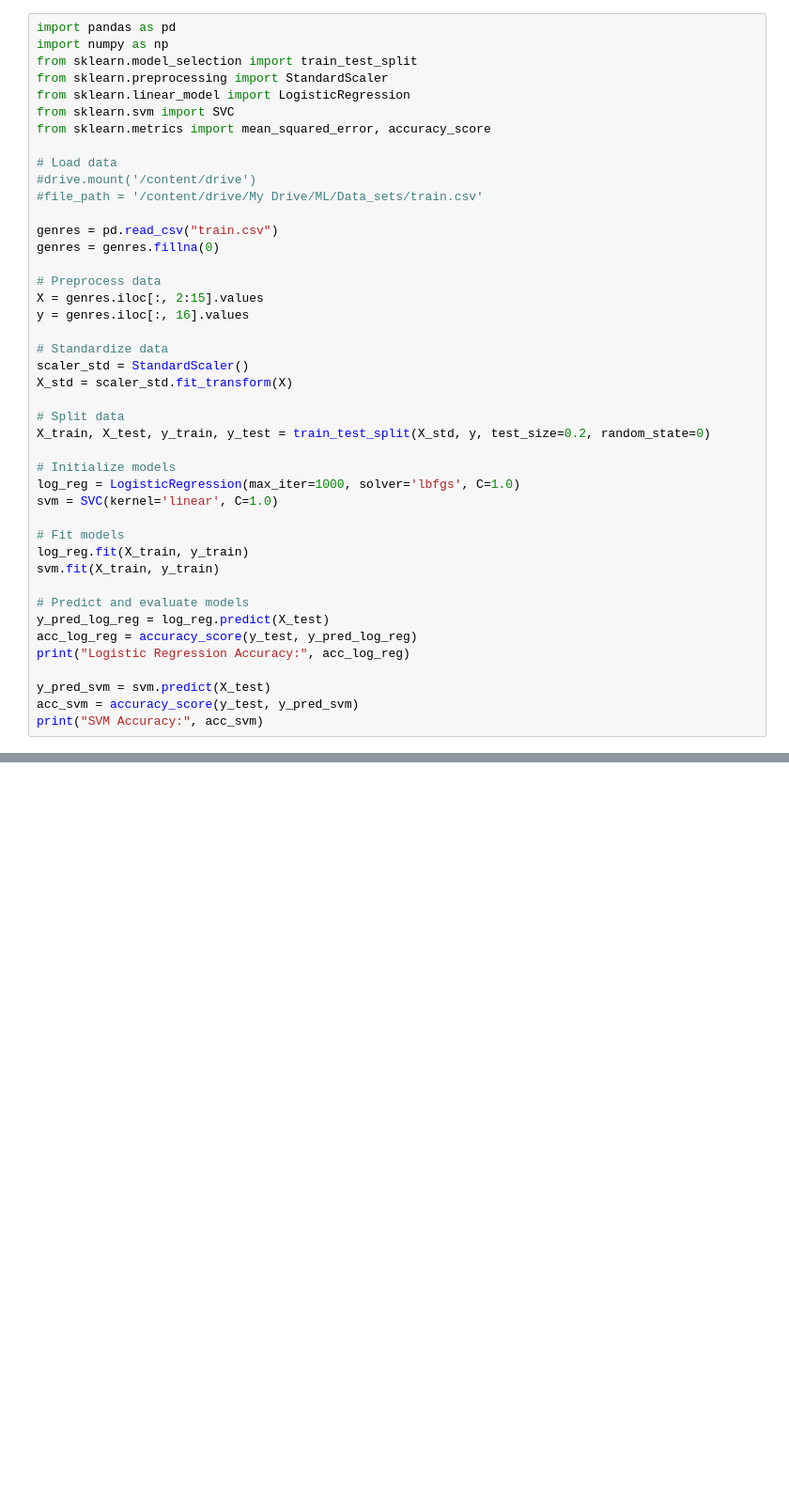
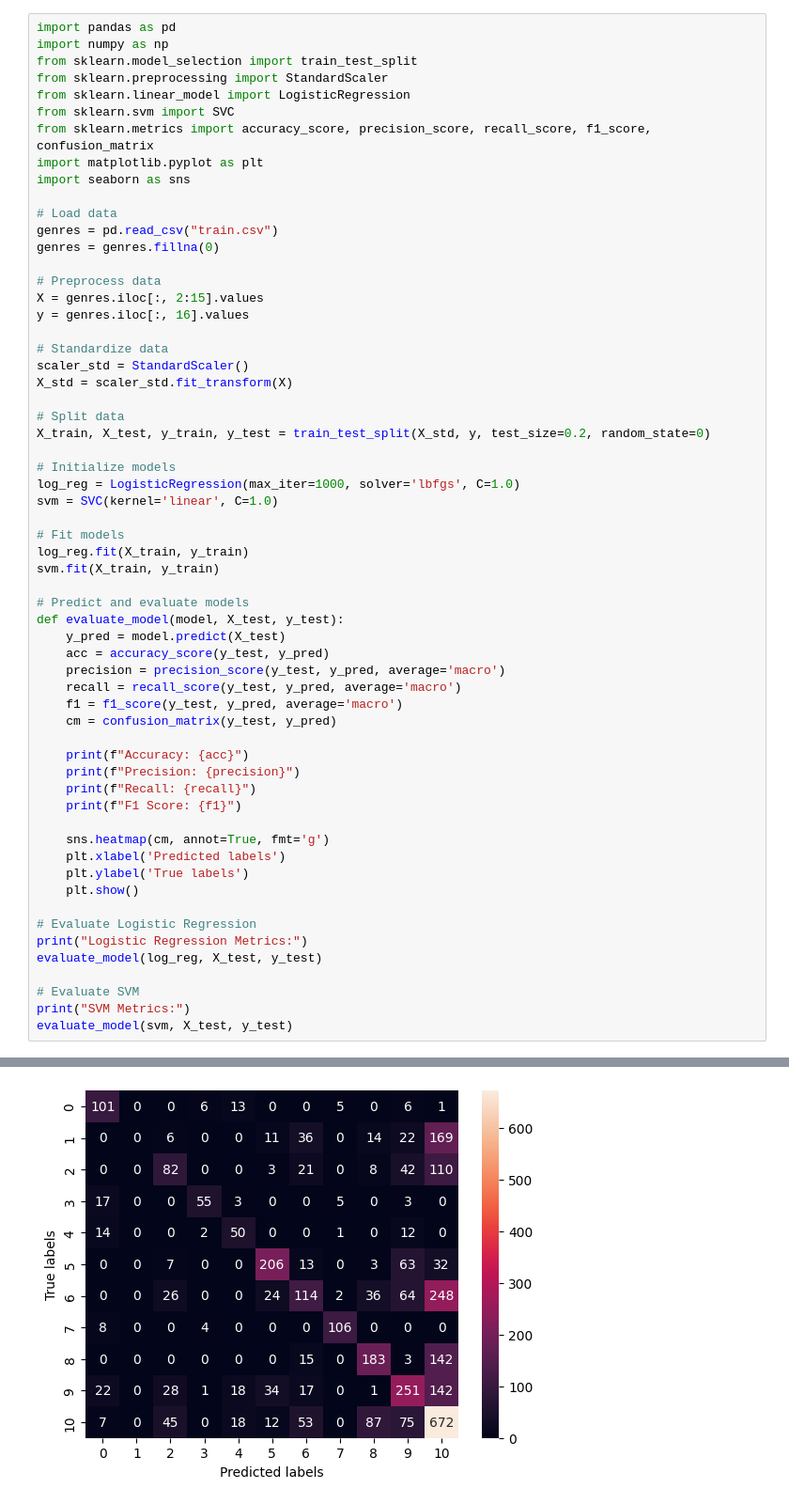
Before and after one commit to glatham1/ECGR_4105_MachineLearning, a Jupyter notebook: FinalProject_Classical.ipynb, the cells around one changed output, grey strips where cells are left out. Shown at 94% size. Cells and saved outputs as stored; diff of their text form; blank space fills up the shorter version.

```diff
--- a/FinalProject_Classical.ipynb
+++ b/FinalProject_Classical.ipynb
@@ -7,12 +7,11 @@ from sklearn.model_selection import train_test_split
 from sklearn.preprocessing import StandardScaler
 from sklearn.linear_model import LogisticRegression
 from sklearn.svm import SVC
-from sklearn.metrics import mean_squared_error, accuracy_score
+from sklearn.metrics import accuracy_score, precision_score, recall_score, f1_score, confusion_matrix
+import matplotlib.pyplot as plt
+import seaborn as sns
 
 # Load data
-#drive.mount('/content/drive')
-#file_path = '/content/drive/My Drive/ML/Data_sets/train.csv'
-
 genres = pd.read_csv("train.csv")
 genres = genres.fillna(0)
 
@@ -36,11 +35,29 @@ log_reg.fit(X_train, y_train)
 svm.fit(X_train, y_train)
 
 # Predict and evaluate models
-y_pred_log_reg = log_reg.predict(X_test)
-acc_log_reg = accuracy_score(y_test, y_pred_log_reg)
-print("Logistic Regression Accuracy:", acc_log_reg)
+def evaluate_model(model, X_test, y_test):
+    y_pred = model.predict(X_test)
+    acc = accuracy_score(y_test, y_pred)
+    precision = precision_score(y_test, y_pred, average='macro')
+    recall = recall_score(y_test, y_pred, average='macro')
+    f1 = f1_score(y_test, y_pred, average='macro')
+    cm = confusion_matrix(y_test, y_pred)
 
-y_pred_svm = svm.predict(X_test)
-acc_svm = accuracy_score(y_test, y_pred_svm)
-print("SVM Accuracy:", acc_svm)
+    print(f"Accuracy: {acc}")
+    print(f"Precision: {precision}")
+    print(f"Recall: {recall}")
+    print(f"F1 Score: {f1}")
+
+    sns.heatmap(cm, annot=True, fmt='g')
+    plt.xlabel('Predicted labels')
+    plt.ylabel('True labels')
+    plt.show()
+
+# Evaluate Logistic Regression
+print("Logistic Regression Metrics:")
+evaluate_model(log_reg, X_test, y_test)
+
+# Evaluate SVM
+print("SVM Metrics:")
+evaluate_model(svm, X_test, y_test)
 # %% [output]
@@ -48,0 +69 @@ SVM Accuracy: 0.5025
+[figure, added]
```
Also changed, not shown: parts of 1 cell of this notebook.
